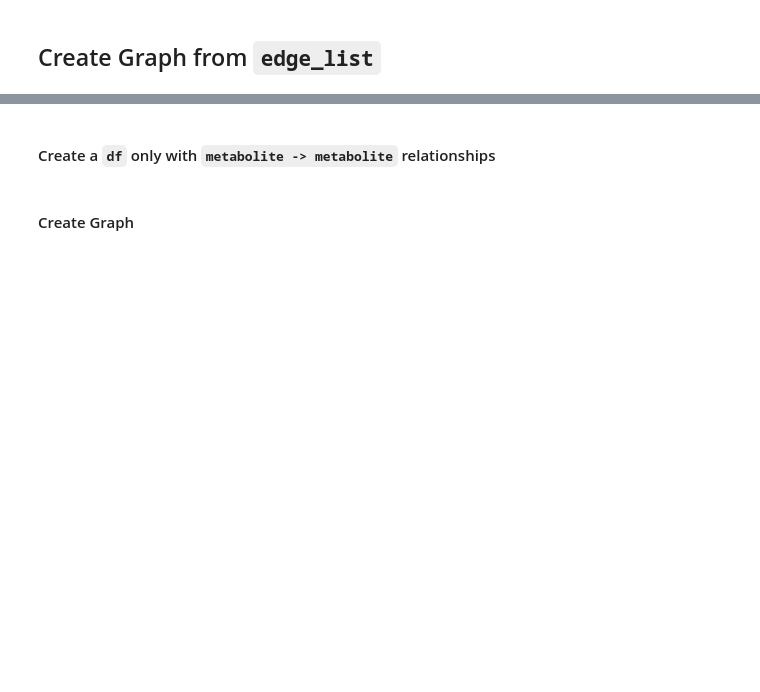
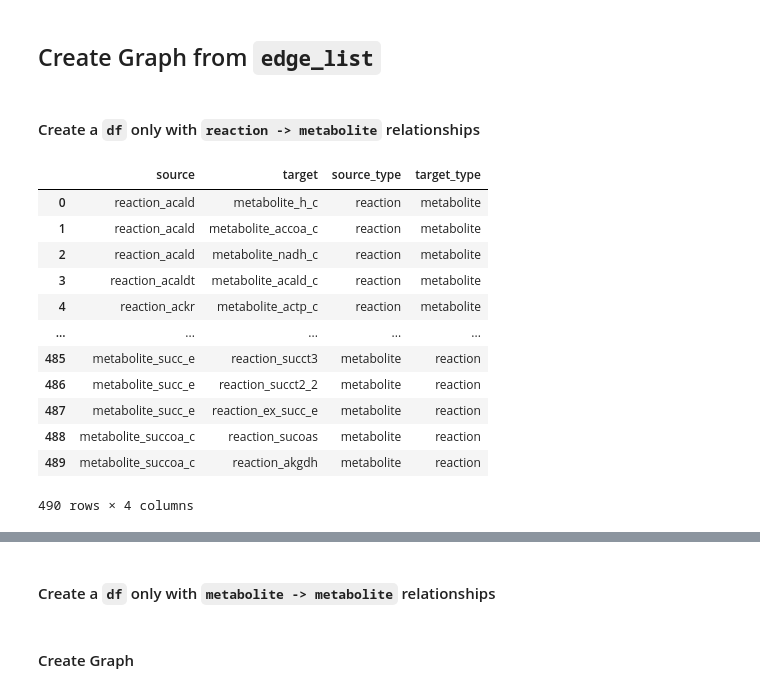
Before and after one commit to costasmexis/gemon, a Jupyter notebook: ecoli_core/e_coli_core_graph.ipynb, the cells around one changed output, grey strips where cells are left out. Saved outputs shown, nothing was run; the diff lists cells and outputs as text; code cells hidden in the pictures; blank space fills up the shorter version.

```diff
--- a/ecoli_core/e_coli_core_graph.ipynb
+++ b/ecoli_core/e_coli_core_graph.ipynb
@@ -153,2 +124,22 @@ COMMON VALUES:
 # %% [markdown]
 ## Create Graph from `edge_list`
+# %% [markdown]
+#### Create a `df` only with `reaction -> metabolite` relationships
+# %%
+df_rxn_to_met = df[(df['source_type'] == 'reaction') & (df['target_type'] == 'metabolite')
+                  | (df['source_type'] == 'metabolite') & (df['target_type'] == 'reaction')]
+df_rxn_to_met
+# %% [output]
+|  | source | target | source_type | target_type |
+| 0 | reaction_acald | metabolite_h_c | reaction | metabolite |
+| 1 | reaction_acald | metabolite_accoa_c | reaction | metabolite |
+| 2 | reaction_acald | metabolite_nadh_c | reaction | metabolite |
+| 3 | reaction_acaldt | metabolite_acald_c | reaction | metabolite |
+| 4 | reaction_ackr | metabolite_actp_c | reaction | metabolite |
+| ... | ... | ... | ... | ... |
+| 485 | metabolite_succ_e | reaction_succt3 | metabolite | reaction |
+| 486 | metabolite_succ_e | reaction_succt2_2 | metabolite | reaction |
+| 487 | metabolite_succ_e | reaction_ex_succ_e | metabolite | reaction |
+| 488 | metabolite_succoa_c | reaction_sucoas | metabolite | reaction |
+| 489 | metabolite_succoa_c | reaction_akgdh | metabolite | reaction |
+490 rows × 4 columns
```
Also changed, not shown: parts of 64 cells of this notebook, 2 other files.
